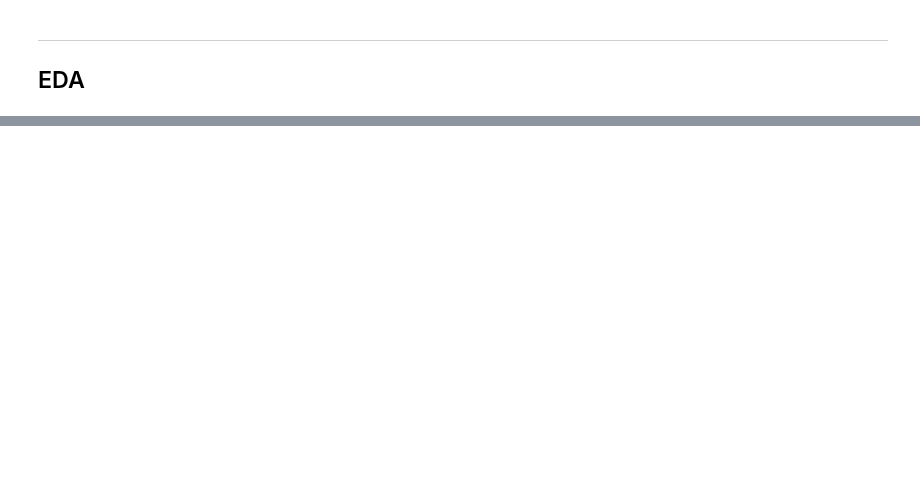
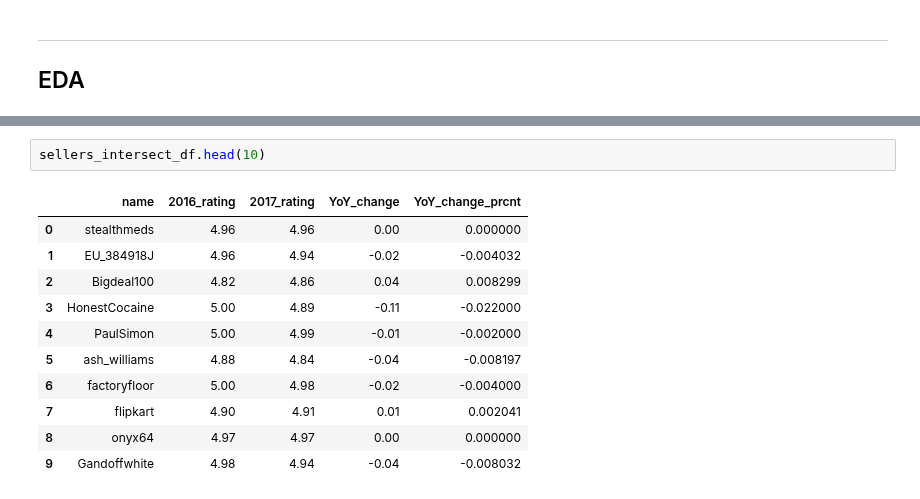
Before and after one commit to Morgan-Sell/darknet-economics, a Jupyter notebook: sellers_data_process_feat_eng.ipynb, the cells around one changed output, grey strips where cells are left out. Cells and saved outputs as stored; diff of their text form; blank space fills up the shorter version.

```diff
--- a/sellers_data_process_feat_eng.ipynb
+++ b/sellers_data_process_feat_eng.ipynb
@@ -164,0 +273,14 @@ plt.tight_layout();
+# %%
+sellers_intersect_df.head(10)
+# %% [output]
+|  | name | 2016_rating | 2017_rating | YoY_change | YoY_change_prcnt |
+| 0 | stealthmeds | 4.96 | 4.96 | 0.00 | 0.000000 |
+| 1 | EU_384918J | 4.96 | 4.94 | -0.02 | -0.004032 |
+| 2 | Bigdeal100 | 4.82 | 4.86 | 0.04 | 0.008299 |
+| 3 | HonestCocaine | 5.00 | 4.89 | -0.11 | -0.022000 |
+| 4 | PaulSimon | 5.00 | 4.99 | -0.01 | -0.002000 |
+| 5 | ash_williams | 4.88 | 4.84 | -0.04 | -0.008197 |
+| 6 | factoryfloor | 5.00 | 4.98 | -0.02 | -0.004000 |
+| 7 | flipkart | 4.90 | 4.91 | 0.01 | 0.002041 |
+| 8 | onyx64 | 4.97 | 4.97 | 0.00 | 0.000000 |
+| 9 | Gandoffwhite | 4.98 | 4.94 | -0.04 | -0.008032 |
```
Also changed, not shown: parts of 15 cells of this notebook.
